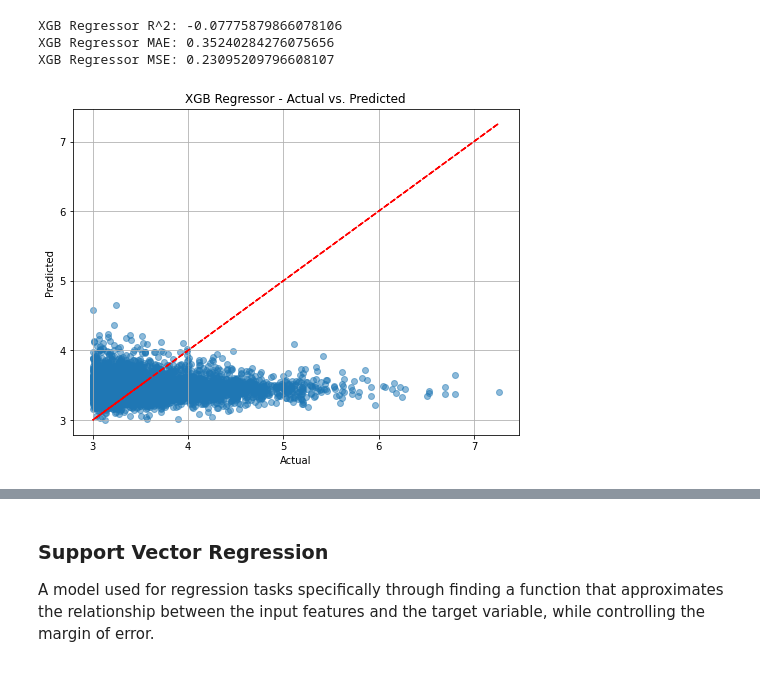
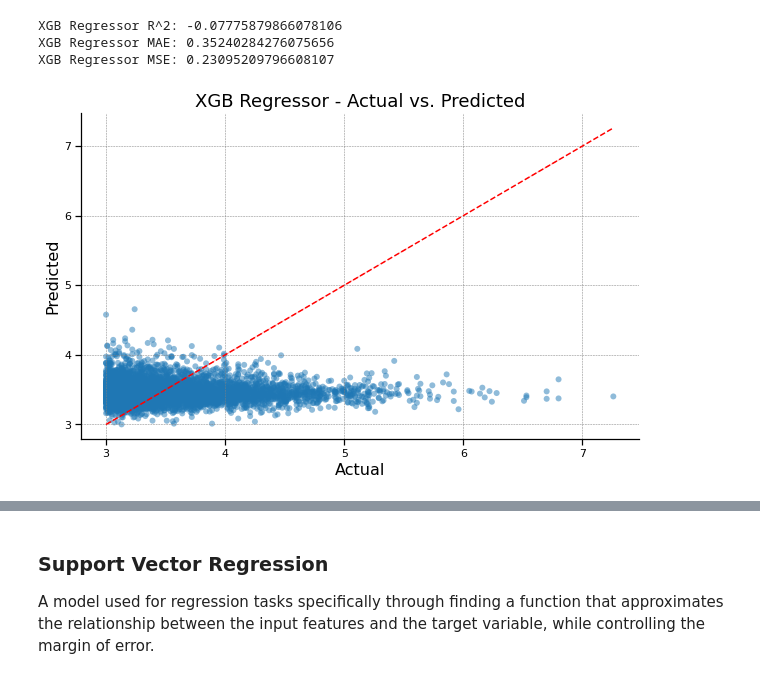
Before and after one commit to UVA-MLSys/SurrogateSimulation, a Jupyter notebook: _build/jupyter_execute/earthquake_surrogate.ipynb, the cells around one changed output, grey strips where cells are left out. Saved outputs shown, nothing was run; the diff lists cells and outputs as text; code cells hidden in the pictures.

Commit message:
reamade earthquake surrogate file graphs to seaborn

```diff
--- a/_build/jupyter_execute/earthquake_surrogate.ipynb
+++ b/_build/jupyter_execute/earthquake_surrogate.ipynb
@@ -174,16 +171,25 @@ XGB Regressor R^2: -0.07775879866078106
 XGB Regressor MAE: 0.35240284276075656
 XGB Regressor MSE: 0.23095209796608107
 # %%
-plt.figure(figsize=(8, 6))
-plt.scatter(y_test, predicted, alpha=0.5)
-plt.plot(y_test, y_test, color='red', linestyle='dashed')
+sns.set_context("notebook", rc={"font.size": 14, "axes.labelsize": 16, "axes.titlesize": 18})
+
+plt.figure(figsize=(10, 6))
+sns.scatterplot(x=y_test, y=predicted, color='#1f77b4', alpha=0.5, edgecolor='none')
+sns.lineplot(x=y_test, y=y_test, color='red', linestyle='dashed')
+
 plt.xlabel('Actual')
 plt.ylabel('Predicted')
 plt.title('XGB Regressor - Actual vs. Predicted')
+plt.grid(color='gray', linestyle='--', linewidth=0.5)
+
+sns.despine()
+plt.gca().patch.set_facecolor('none')
+plt.gca().set_frame_on(True)
+
 plt.grid(True)
 plt.show()
 # %% [output]
-[figure, old version]
+[figure, new version]
 # %%
 # Convert X_test to a DataFrame
 X_test_df = pd.DataFrame(X_test, columns=X.columns)
```
Also changed, not shown: parts of 18 cells of this notebook, 36 other files.
